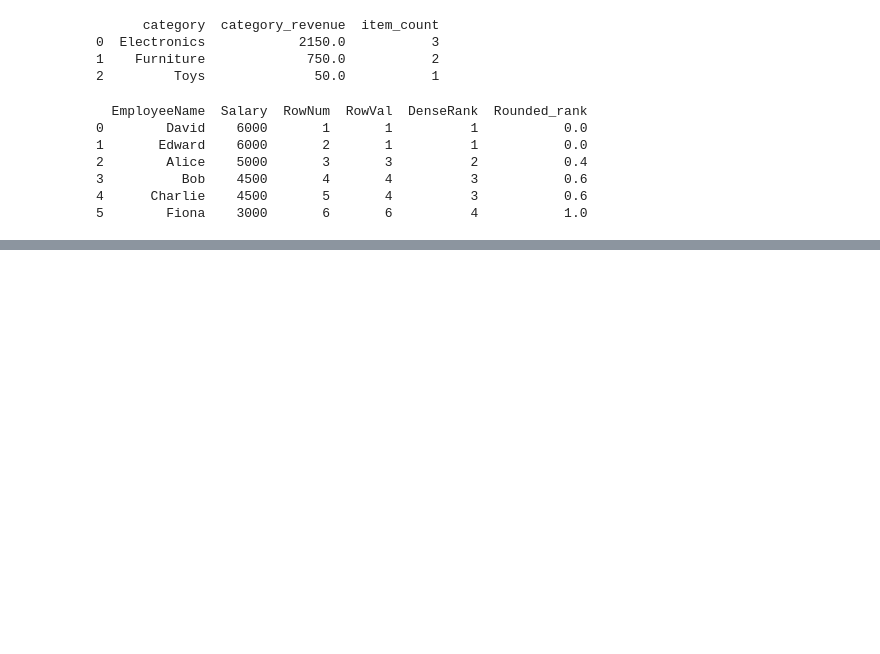
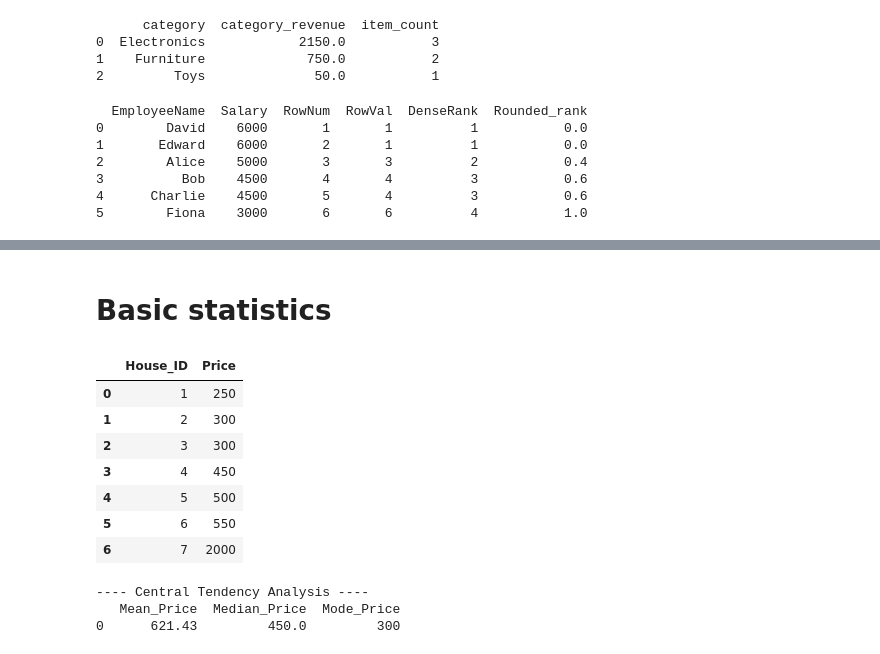
Before and after one commit to NITHIN777-DOTCOM/FDS_jynb, a Jupyter notebook: sql_/sql_FDS.ipynb, the cells around one changed output, grey strips where cells are left out. Cells and saved outputs as stored; diff of their text form; code cells hidden in the pictures; blank space fills up the shorter version.

```diff
--- a/sql_/sql_FDS.ipynb
+++ b/sql_/sql_FDS.ipynb
@@ -565,0 +673,49 @@ print(result)
+# %% [markdown]
+# Basic statistics
+# %%
+# Import libraries
+import pandas as pd
+import duckdb
+
+# Dataset: House prices in thousands
+data = {
+    'House_ID': [1, 2, 3, 4, 5, 6, 7],
+    'Price': [250, 300, 300, 450, 500, 550, 2000]  # 2000 is an outlier
+}
+
+Properties = pd.DataFrame(data)
+Properties
+# %% [output]
+|  | House_ID | Price |
+| 0 | 1 | 250 |
+| 1 | 2 | 300 |
+| 2 | 3 | 300 |
+| 3 | 4 | 450 |
+| 4 | 5 | 500 |
+| 5 | 6 | 550 |
+| 6 | 7 | 2000 |
+# %%
+# SQL Query for Mean, Median, and Mode
+query = """
+SELECT
+    -- 1. Mean (Arithmetic Average)
+    ROUND(AVG(Price), 2) AS Mean_Price,
+
+    -- 2. Median (The middle value when sorted)
+    MEDIAN(Price) AS Median_Price,
+
+    -- 3. Mode (The most frequent value)
+    MODE(Price) AS Mode_Price
+
+FROM Properties;
+"""
+
+# Execute directly on the DataFrame
+result = duckdb.sql(query).df()
+
+print("---- Central Tendency Analysis ----")
+print(result)
+# %% [output]
+---- Central Tendency Analysis ----
+   Mean_Price  Median_Price  Mode_Price
+0      621.43         450.0         300
```
Also changed, not shown: parts of 7 cells of this notebook.
